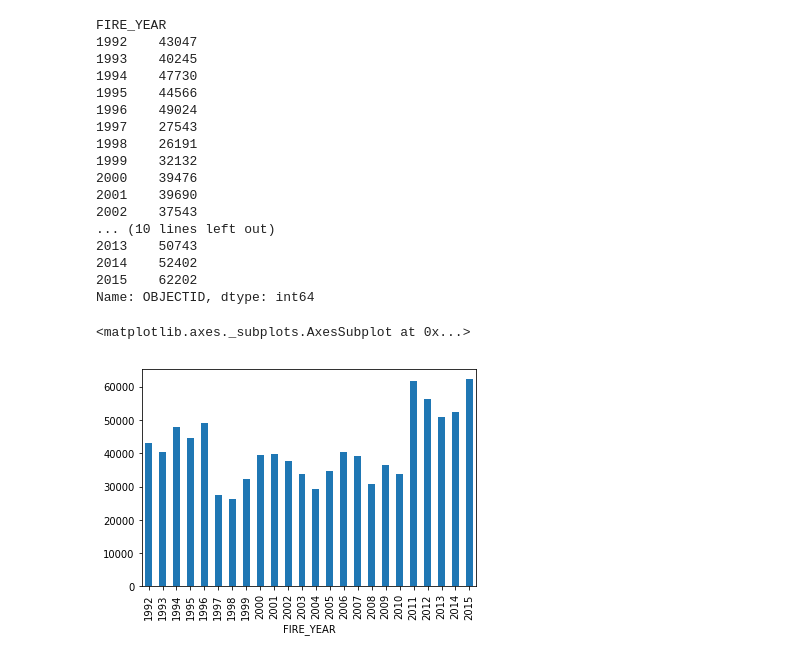
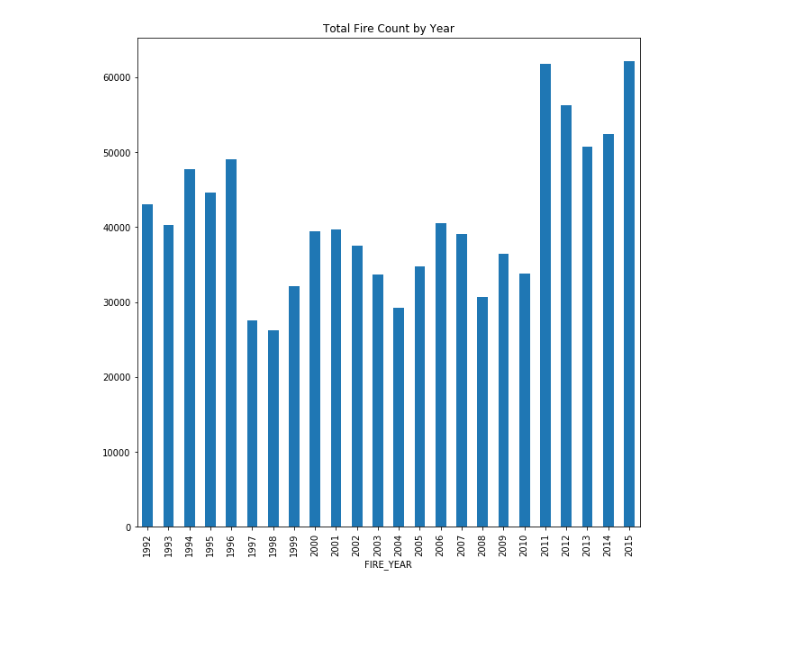
Before and after one commit to meharperjr/WyldFyrez, a Jupyter notebook: Fire Count Breakdown.ipynb, the cells around one changed output. Drawn from its saved outputs; the diff is of its cells as text; code cells hidden in the pictures; blank space fills up the shorter version.

```diff
--- a/Fire Count Breakdown.ipynb
+++ b/Fire Count Breakdown.ipynb
@@ -8,11 +8,8 @@ import numpy as np
 import datetime as dt
 import matplotlib.pyplot as plt
 # %%
-# File to Load
-file_to_load = "Resources/fire_Final.csv"
-
 # Read Purchasing File and store into Pandas data frame
-fire_data = pd.read_csv(file_to_load)
+fire_data = pd.read_csv("Resources/fire_Final.csv")
 
 fire_data
 # %% [output]
@@ -23,25 +34,10 @@ fire_year_df= fire_year["OBJECTID"].nunique()
-# %%
-fire_year_df
-# %% [output]
-FIRE_YEAR
-1992    43047
-1993    40245
-1994    47730
-1995    44566
-1996    49024
-1997    27543
-1998    26191
-1999    32132
-2000    39476
-2001    39690
-2002    37543
-... (10 lines left out)
-2013    50743
-2014    52402
-2015    62202
-Name: OBJECTID, dtype: int64
-# %%
-fire_year_df.plot.bar()
-# %% [output]
-<matplotlib.axes._subplots.AxesSubplot at 0x...>
-[figure, removed]
+# %%
+fig, ax = plt.subplots()
+fire_data.groupby('FIRE_YEAR')["OBJECTID"].nunique().plot(kind='bar', figsize=(10,10), title = "Total Fire Count by Year")
+
+plt.savefig('data/total_Fires_Chart_By_Year.png')
+
+#fire_data.groupby(["FIRE_YEAR"])
+#fire_year_df= fire_year["OBJECTID"].nunique()
+# %% [output]
+[figure, added]
```
Also changed, not shown: parts of 7 cells of this notebook, 8 other files.
